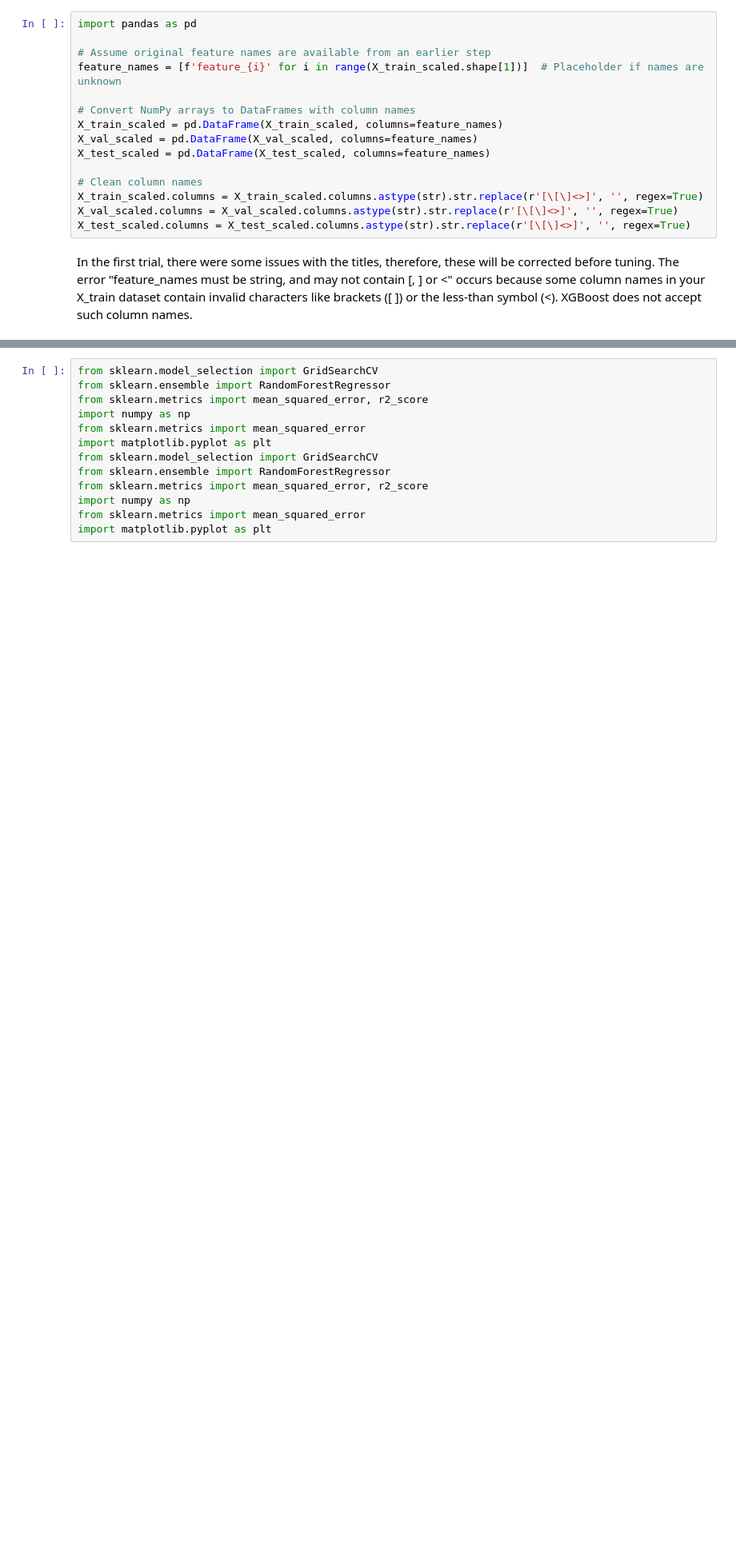
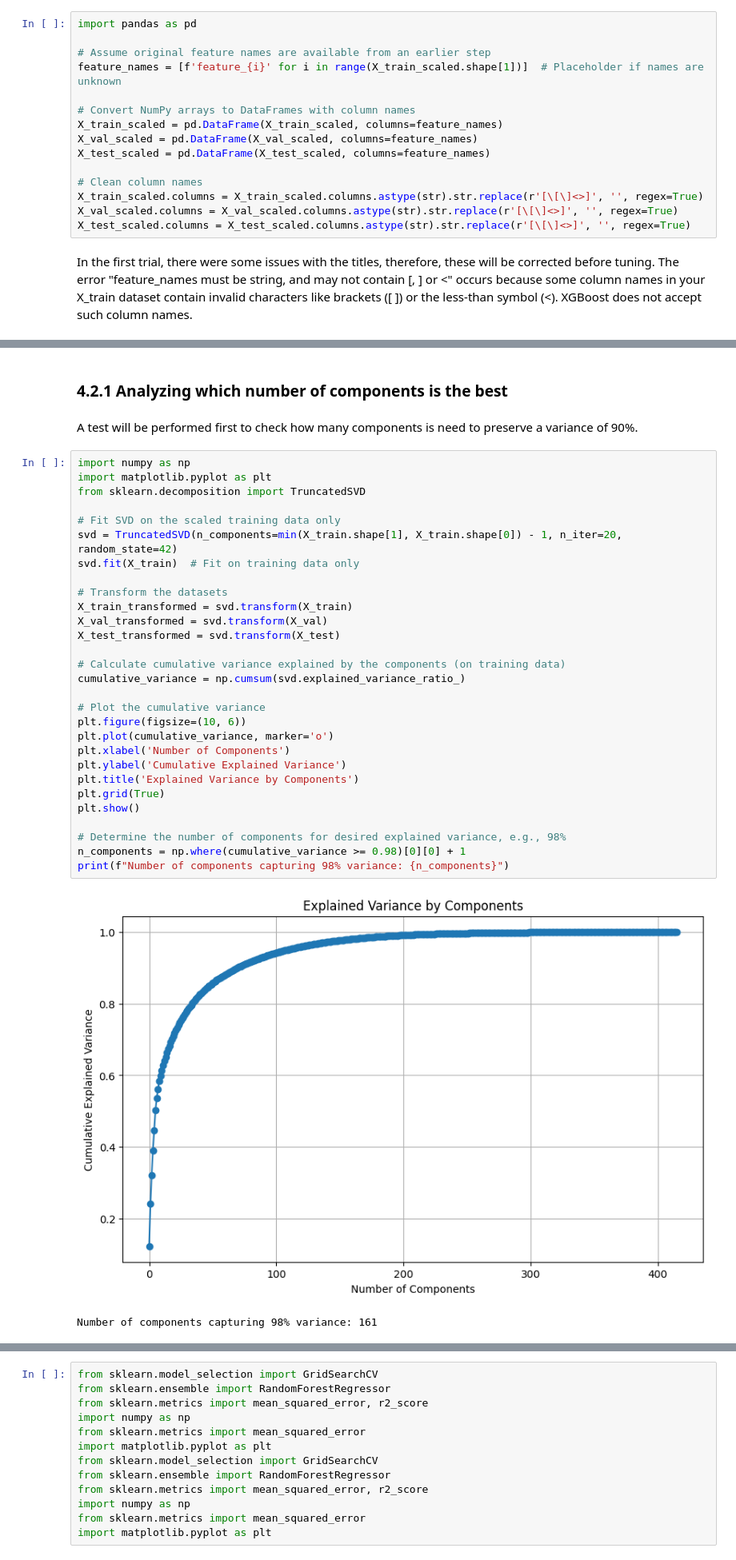
Before and after one commit to Josey-mc2/House-pricing-analysis, a Jupyter notebook: part_2_testing_models.ipynb, the cells around one changed output, grey strips where cells are left out. Shown at 80% size. Drawn from its saved outputs; the diff is of its cells as text; blank space fills up the shorter version.

```diff
--- a/part_2_testing_models.ipynb
+++ b/part_2_testing_models.ipynb
@@ -232,0 +183,36 @@ Train shape: (95837, 70), Validation shape: (11980, 70), Test shape: (11980, 70)
+# %% [markdown]
+### 4.2.1 Analyzing which number of components is the best
+# %% [markdown]
+A test will be performed first to check how many components is need to preserve a variance of 90%.
+# %%
+import numpy as np
+import matplotlib.pyplot as plt
+from sklearn.decomposition import TruncatedSVD
+
+# Fit SVD on the scaled training data only
+svd = TruncatedSVD(n_components=min(X_train.shape[1], X_train.shape[0]) - 1, n_iter=20, random_state=42)
+svd.fit(X_train)  # Fit on training data only
+
+# Transform the datasets
+X_train_transformed = svd.transform(X_train)
+X_val_transformed = svd.transform(X_val)
+X_test_transformed = svd.transform(X_test)
+
+# Calculate cumulative variance explained by the components (on training data)
+cumulative_variance = np.cumsum(svd.explained_variance_ratio_)
+
+# Plot the cumulative variance
+plt.figure(figsize=(10, 6))
+plt.plot(cumulative_variance, marker='o')
+plt.xlabel('Number of Components')
+plt.ylabel('Cumulative Explained Variance')
+plt.title('Explained Variance by Components')
+plt.grid(True)
+plt.show()
+
+# Determine the number of components for desired explained variance, e.g., 98%
+n_components = np.where(cumulative_variance >= 0.98)[0][0] + 1
+print(f"Number of components capturing 98% variance: {n_components}")
+# %% [output]
+[figure, added]
+Number of components capturing 98% variance: 161
```
Also changed, not shown: parts of 124 cells of this notebook.
